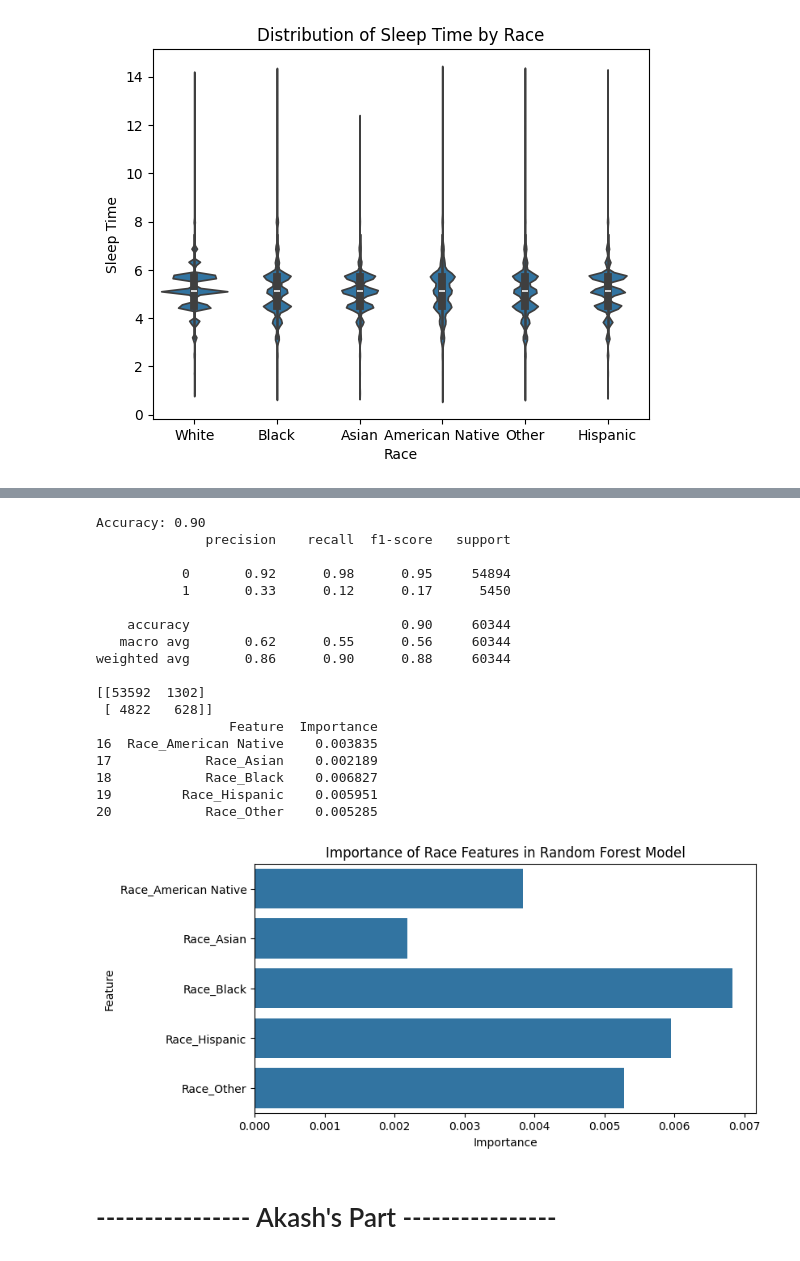
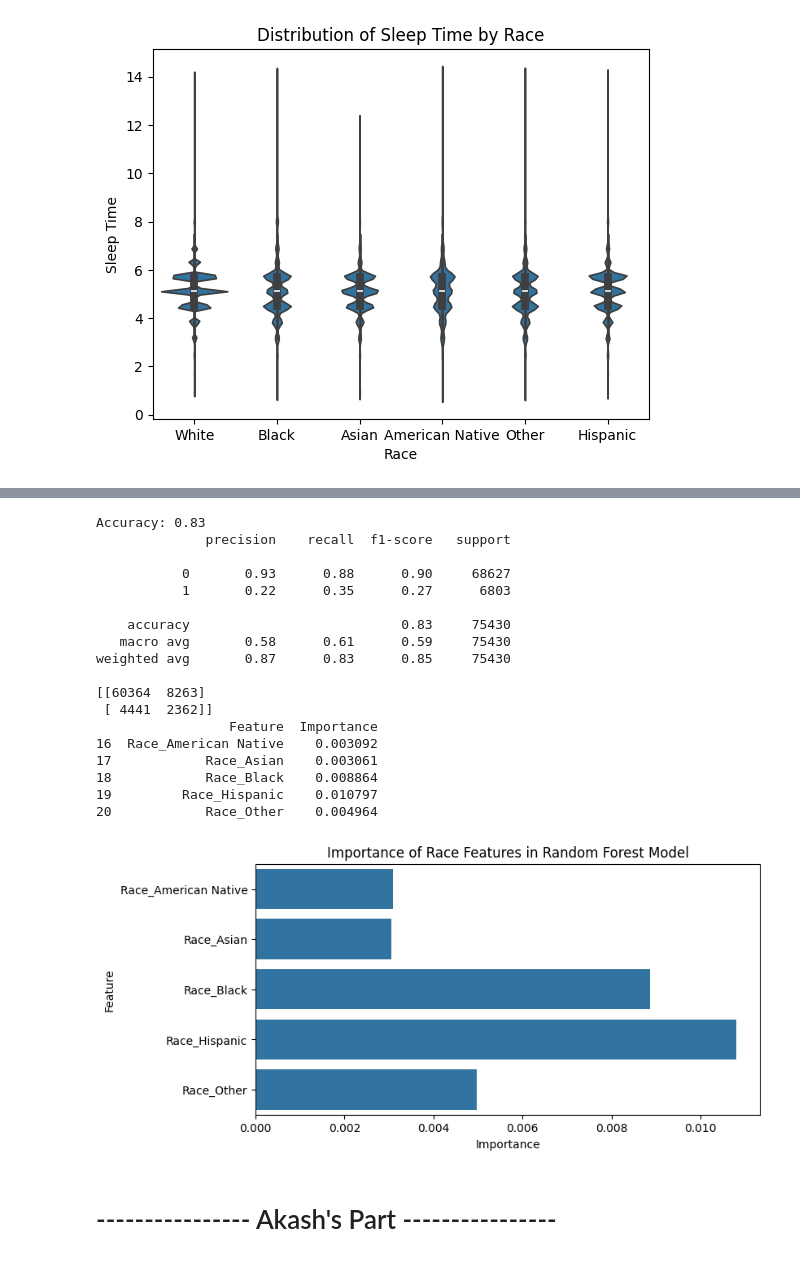
Before and after one commit to XiaoYangxxxx/ALY6080Group4, a Jupyter notebook: ALY6040 - Group 4 - EDA and Models Code.ipynb, the cells around one changed output, grey strips where cells are left out. Saved outputs shown, nothing was run; the diff lists cells and outputs as text; code cells hidden in the pictures.

```diff
--- a/ALY6040 - Group 4 - EDA and Models Code.ipynb
+++ b/ALY6040 - Group 4 - EDA and Models Code.ipynb
@@ -570,18 +737,28 @@ Race_White              -0.967884
 # %%
+from sklearn.datasets import make_classification
+from imblearn.over_sampling import SMOTE
+from sklearn.model_selection import train_test_split
+from sklearn.ensemble import RandomForestClassifier
+from sklearn.metrics import classification_report
+
 # Split data into features and target
 X = df.drop('HeartDisease', axis=1)  # Assuming 'HeartDisease' is the column to predict
 y = df['HeartDisease']
 
 # Split the dataset into training and test sets
-X_train, X_test, y_train, y_test = train_test_split(X, y, test_size=0.2, random_state=42)
+X_train, X_test, y_train, y_test = train_test_split(X, y, test_size=0.25, random_state=42)
 
 from sklearn.ensemble import RandomForestClassifier
 
+# Apply SMOTE to generate synthetic samples
+smote = SMOTE(random_state=42)
+X_train_smote, y_train_smote = smote.fit_resample(X_train, y_train)
+
 # Initialize the Random Forest classifier
-rf = RandomForestClassifier(n_estimators=100, random_state=42)  # You can tune the parameters, e.g., n_estimators
+rf = RandomForestClassifier(random_state=42)
 
 # Train the model
-rf.fit(X_train, y_train)
+rf.fit(X_train_smote, y_train_smote)
 
 # Make predictions
 y_pred = rf.predict(X_test)
@@ -603,47 +780,47 @@ print(cm)
 # Get feature importances from the random forest model
 importances = rf.feature_importances_
 feature_names = X_train.columns
 
 # Create a DataFrame for easier handling
 feature_importance_df = pd.DataFrame({
     'Feature': feature_names,
     'Importance': importances
 })
 
 # Filter the DataFrame to show only the specific features
 specific_features = feature_importance_df[feature_importance_df['Feature'].isin(['Race_American Native', 'Race_Black', 'Race_Asian',
                                                                                  'Race_Hispanic', 'Race_Other'])]
 
 # Display the filtered feature importances
 print(specific_features)
 
 # Plotting specific feature importances
 plt.figure(figsize=(8, 4))
 sns.barplot(x='Importance', y='Feature', data=specific_features)
 plt.title('Importance of Race Features in Random Forest Model')
 plt.xlabel('Importance')
 plt.ylabel('Feature')
 plt.show()
 # %% [output]
-Accuracy: 0.90
+Accuracy: 0.83
               precision    recall  f1-score   support
 
-           0       0.92      0.98      0.95     54894
-           1       0.33      0.12      0.17      5450
+           0       0.93      0.88      0.90     68627
+           1       0.22      0.35      0.27      6803
 
-    accuracy                           0.90     60344
-   macro avg       0.62      0.55      0.56     60344
-weighted avg       0.86      0.90      0.88     60344
+    accuracy                           0.83     75430
+   macro avg       0.58      0.61      0.59     75430
+weighted avg       0.87      0.83      0.85     75430
 
-[[53592  1302]
- [ 4822   628]]
+[[60364  8263]
+ [ 4441  2362]]
                  Feature  Importance
-16  Race_American Native    0.003835
-17            Race_Asian    0.002189
-18            Race_Black    0.006827
-19         Race_Hispanic    0.005951
-20            Race_Other    0.005285
+16  Race_American Native    0.003092
+17            Race_Asian    0.003061
+18            Race_Black    0.008864
+19         Race_Hispanic    0.010797
+20            Race_Other    0.004964
-[figure, old version]
+[figure, new version]
 # %% [markdown]
 # ---------------- Akash's Part ----------------
 # %%
```
Also changed, not shown: parts of 9 cells of this notebook, 1 other file.
